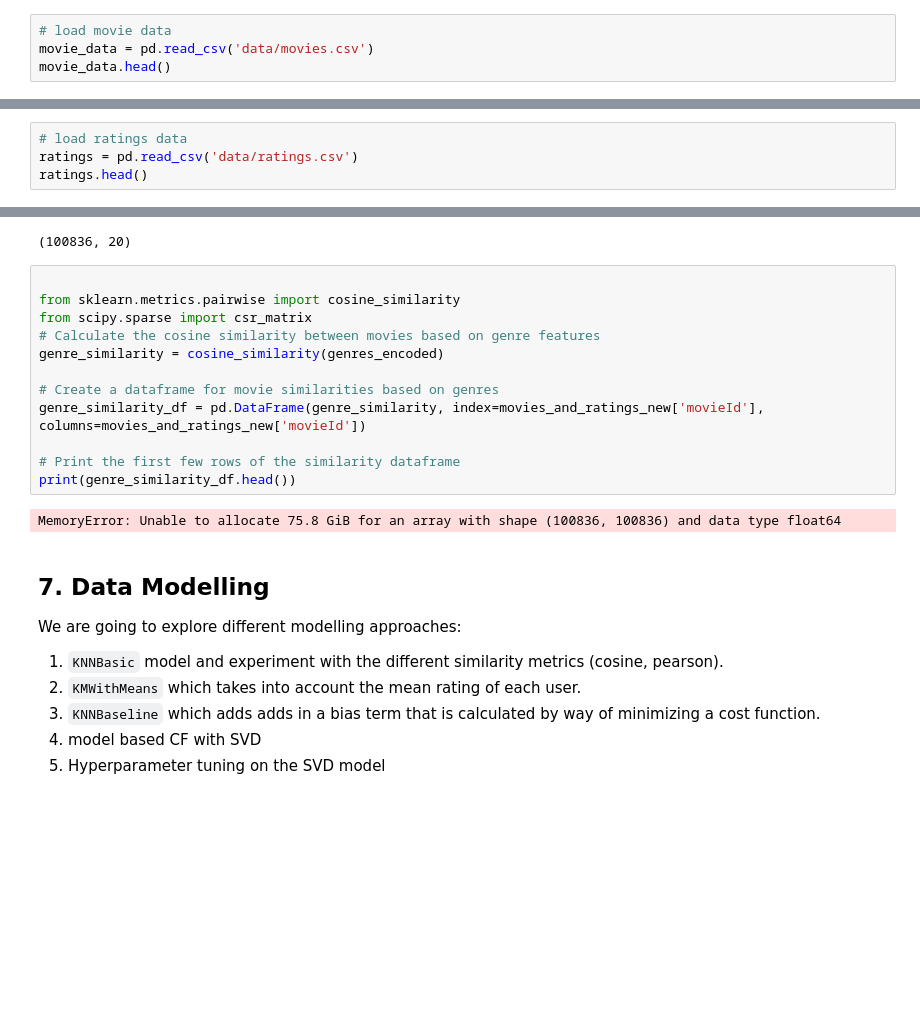
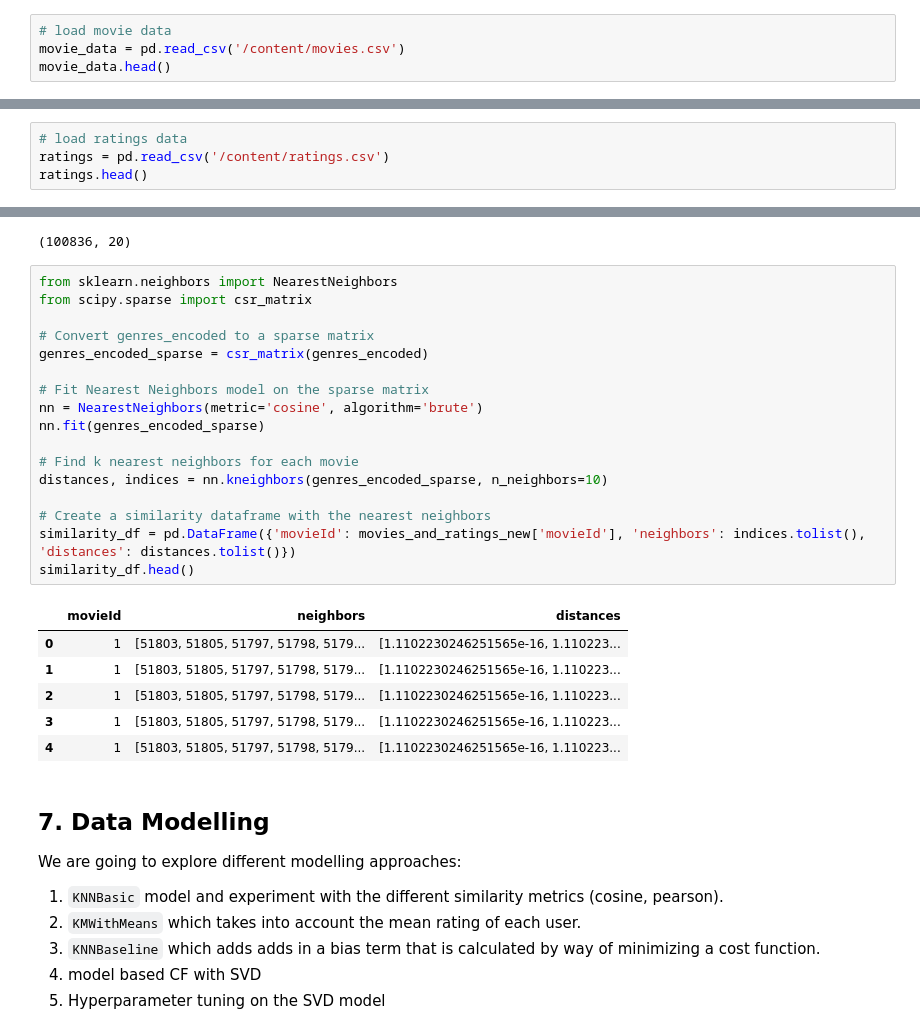
Before and after one commit to kev065/movielens-test, a Jupyter notebook: notebook.ipynb, the cells around one changed output, grey strips where cells are left out. Drawn from its saved outputs; the diff is of its cells as text; blank space fills up the shorter version.

Commit message:
Fit Nearest Neighbors model on the sparse matrix

```diff
--- a/notebook.ipynb
+++ b/notebook.ipynb
@@ -74,7 +83,7 @@ from surprise.prediction_algorithms import KNNWithMeans, KNNBasic, KNNBaseline
 from surprise.similarities import cosine, msd, pearson
 # %%
 # load movie data
-movie_data = pd.read_csv('data/movies.csv')
+movie_data = pd.read_csv('/content/movies.csv')
 movie_data.head()
 # %% [output]
 |  | movieId | title | genres |
@@ -85,7 +94,7 @@ movie_data.head()
 | 4 | 5 | Father of the Bride Part II (1995) | Comedy |
 # %%
 # load ratings data
-ratings = pd.read_csv('data/ratings.csv')
+ratings = pd.read_csv('/content/ratings.csv')
 ratings.head()
 # %% [output]
 |  | userId | movieId | rating | timestamp |
@@ -484,20 +500,30 @@ movies_and_ratings_new.duplicated().sum()
 genres_encoded.shape
 # %% [output]
 (100836, 20)
-# %%
-
-from sklearn.metrics.pairwise import cosine_similarity
-from scipy.sparse import csr_matrix
-# Calculate the cosine similarity between movies based on genre features
-genre_similarity = cosine_similarity(genres_encoded)
-
-# Create a dataframe for movie similarities based on genres
-genre_similarity_df = pd.DataFrame(genre_similarity, index=movies_and_ratings_new['movieId'], columns=movies_and_ratings_new['movieId'])
-
-# Print the first few rows of the similarity dataframe
-print(genre_similarity_df.head())
-# %% [output]
-MemoryError: Unable to allocate 75.8 GiB for an array with shape (100836, 100836) and data type float64
+# %%
+from sklearn.neighbors import NearestNeighbors
+from scipy.sparse import csr_matrix
+
+# Convert genres_encoded to a sparse matrix
+genres_encoded_sparse = csr_matrix(genres_encoded)
+
+# Fit Nearest Neighbors model on the sparse matrix
+nn = NearestNeighbors(metric='cosine', algorithm='brute')
+nn.fit(genres_encoded_sparse)
+
+# Find k nearest neighbors for each movie
+distances, indices = nn.kneighbors(genres_encoded_sparse, n_neighbors=10)
+
+# Create a similarity dataframe with the nearest neighbors
+similarity_df = pd.DataFrame({'movieId': movies_and_ratings_new['movieId'], 'neighbors': indices.tolist(), 'distances': distances.tolist()})
+similarity_df.head()
+# %% [output]
+|  | movieId | neighbors | distances |
+| 0 | 1 | [51803, 51805, 51797, 51798, 5179... | [1.1102230246251565e-16, 1.110223... |
+| 1 | 1 | [51803, 51805, 51797, 51798, 5179... | [1.1102230246251565e-16, 1.110223... |
+| 2 | 1 | [51803, 51805, 51797, 51798, 5179... | [1.1102230246251565e-16, 1.110223... |
+| 3 | 1 | [51803, 51805, 51797, 51798, 5179... | [1.1102230246251565e-16, 1.110223... |
+| 4 | 1 | [51803, 51805, 51797, 51798, 5179... | [1.1102230246251565e-16, 1.110223... |
 # %% [markdown]
 ## 7. Data Modelling
 
```
Also changed, not shown: parts of 9 cells of this notebook.
